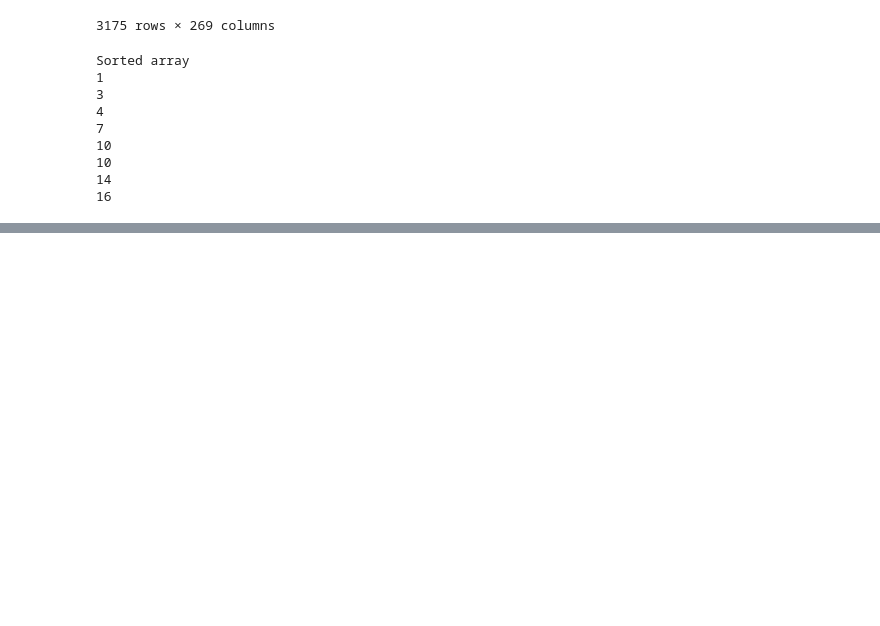
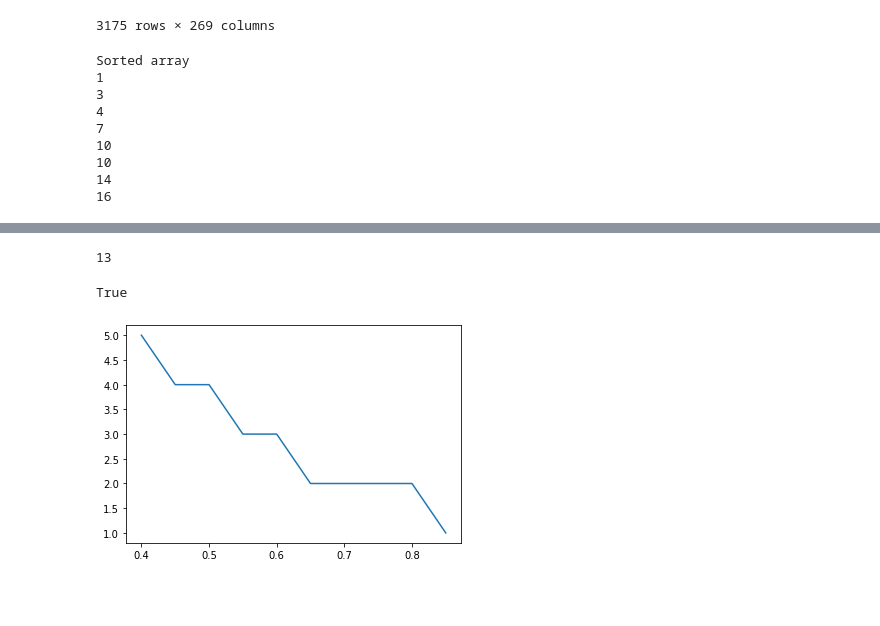
Before and after one commit to timoudas/premier_league_api, a Jupyter notebook: API_scraper/model/Untitled.ipynb, the cells around one changed output, grey strips where cells are left out. Drawn from its saved outputs; the diff is of its cells as text; code cells hidden in the pictures; blank space fills up the shorter version.

```diff
--- a/API_scraper/model/Untitled.ipynb
+++ b/API_scraper/model/Untitled.ipynb
@@ -220,0 +250,27 @@ OperationFailure: bad auth Authentication failed.
+# %%
+file = '/Users/andreas/eclipse-workspace/Graph/src/test.txt'
+with open(file, 'r') as f:
+    edge = [line.split(",") for line in f.read().splitlines()]
+biggest = 0
+for node in edge:
+    for vert in node:
+        v = int(vert)
+        if v > biggest:
+            biggest = v
+        else:
+            pass
+print(biggest)
+# %% [output]
+13
+# %%
+
+
+def int_eval(integer):
+    if isinstance(integer, int):
+        return True
+    else:
+        raise ValueError('Please enter in a number format only')
+
+int_eval(10)
+# %% [output]
+True
@@ -220,0 +295,13 @@ OperationFailure: bad auth Authentication failed.
+# %%
+import matplotlib.pyplot as plt
+import numpy as np
+%matplotlib inline
+dia = [5, 4, 4, 3, 3, 2, 2, 2, 2, 1]
+prob = [round(x * 0.01, 2) for x in range(40, 90, 5)]
+
+plt.plot(prob, dia)
+plt.show()
+# %% [output]
+[figure, added]
+# %% [markdown]
+#####
```
Also changed, not shown: parts of 4 cells of this notebook, 3 other files.
